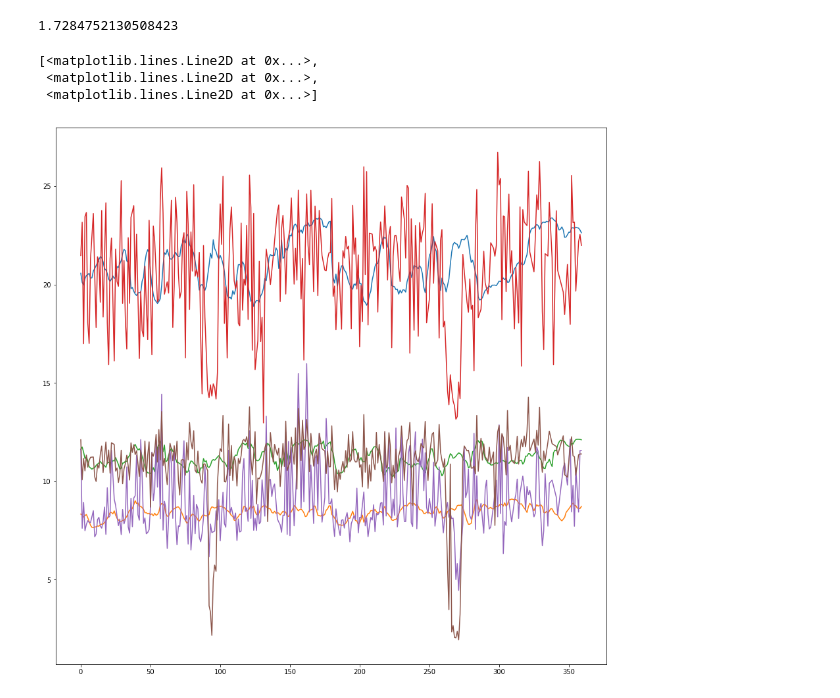
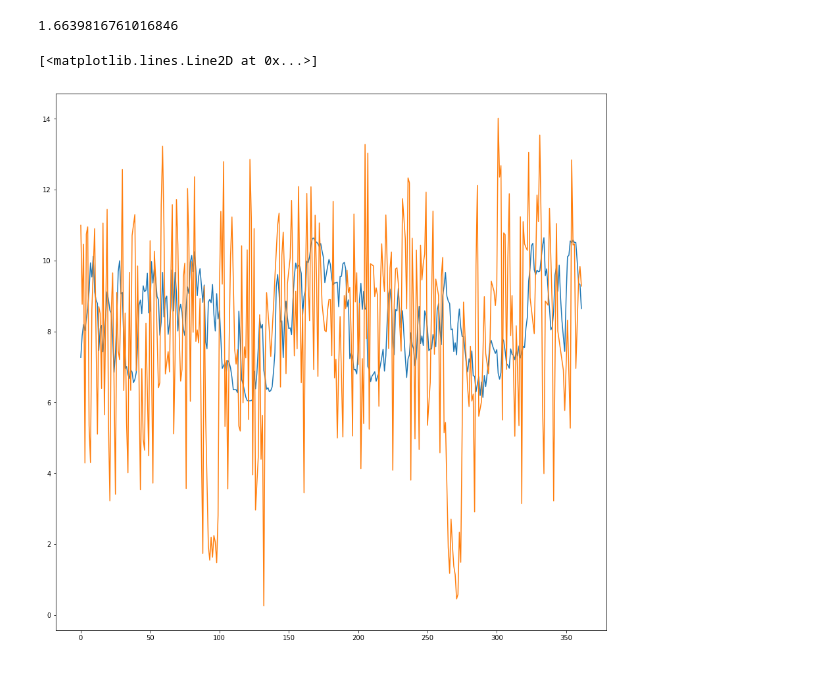
Before and after one commit to intelligenttrafficforecasting/busmodders, a Jupyter notebook: model/RNN.ipynb, the cells around one changed output. Cells and saved outputs as stored; diff of their text form; code cells hidden in the pictures.

```diff
--- a/model/RNN.ipynb
+++ b/model/RNN.ipynb
@@ -27,28 +27,34 @@ num_timesteps = (prev_timesteps + 1)
 num_roads = train[0]['target'].size()[0]
 
 class RNN(nn.Module):
-    def __init__(self, num_hidden1):
+    def __init__(self, num_layers):
         super(RNN, self).__init__()
 
-        self.lstm = nn.LSTM(num_roads, num_roads, batch_first=True, num_layers=2)
+        self.lstm = nn.LSTM(num_roads, num_roads, batch_first=True, num_layers=num_layers)
         self.activation = nn.ReLU()
-       # self.dropout = nn.Dropout(p=0.5)
+
+        self.num_layers = num_layers
+
+    # self.dropout = nn.Dropout(p=0.5)
 
     def forward(self,x):
         n_batch = x.size()[0]
-        hidden = (torch.randn(2, n_batch, num_roads),
-                  torch.randn(2, n_batch, num_roads))
+        hidden = (torch.randn(self.num_layers, n_batch, num_roads),
+                  torch.randn(self.num_layers, n_batch, num_roads))
         #for t_i in range(num_timesteps):
         #    out, hidden = self.lstm(x[:,t_i,:].view(-1,1,num_roads),hidden)
 
 
         #x : [batch_size, timesteps, wayids]
         out, hidden = self.lstm(x, hidden)
-        #x = self.activation(self.l1(x))
 
-        return out
+        prediction = out[:,-1,:]
+        for i in range(prediction_steps-1):
+            prediction, hidden = self.lstm(prediction.view(-1,1,num_roads),hidden)
 
-net = RNN(100)
+        return prediction
+
+net = RNN(2)
 
 optimizer = optim.Adam(net.parameters(), lr=1e-4, weight_decay=0)
 criterion = nn.L1Loss()
@@ -57,7 +63,7 @@ net.train()
 for epoch in range(100):
     cur_loss = []
     for i , batch in enumerate(train_DL):
-        output = net(batch['data'][:,:,:-1])[:,-1,:].squeeze()
+        output = net(batch['data'][:,:,:-1]).squeeze()
         target = batch['target']
 
         optimizer.zero_grad()
@@ -69,5 +75,13 @@ for epoch in range(100):
 
         cur_loss.append(loss.item())
 
-    print("epoch = %2i  loss = %0.3f  output_std = %0.3f" %(epoch, np.mean(cur_loss), output.std().item()))
+
+    net.eval()
+    for i, batch in enumerate(test_DL):
+
+        output = net(batch['data'][:,:,:-1]).squeeze()
+        target = batch['target']
+
+        loss_test = criterion(output,target)
+    print("epoch = %2i  loss_train = %0.3f  loss_test = %0.3f  output_std = %0.3f" %(epoch, np.mean(cur_loss), loss_test, output.std().item()))
 # %% [output]
@@ -92,24 +106,22 @@ epoch = 99  loss = 0.537  output_std = 0.496
 net.eval()
 for i, batch in enumerate(test_DL):
 
-    output = net(batch['data'][:,:,:-1])[:,-1,:].squeeze()
+    output = net(batch['data'][:,:,:-1]).squeeze()
     target = batch['target']
 
-    output = (output + torch.tensor(train.mean))*torch.tensor(train.std)
-    target = (target + torch.tensor(train.mean))*torch.tensor(train.std)
+    output = output*torch.tensor(train.std) + torch.tensor(train.mean)
+    target = target*torch.tensor(train.std) + torch.tensor(train.mean)
 
     loss = criterion(output,target)
     print(loss.item())
 # %% [output]
-1.7284752130508423
+1.6639816761016846
 # %%
 import matplotlib.pyplot as plt
 plt.rcParams['figure.figsize'] = [15, 15]
 
-plt.plot(output[:,1:4].detach().numpy())
-plt.plot(target[:,1:4].detach().numpy())
+plt.plot(output[:,1].detach().numpy())
+plt.plot(target[:,1].detach().numpy())
 # %% [output]
-[<matplotlib.lines.Line2D at 0x...>,
- <matplotlib.lines.Line2D at 0x...>,
- <matplotlib.lines.Line2D at 0x...>]
+[<matplotlib.lines.Line2D at 0x...>]
-[figure, old version]
+[figure, new version]
```
Also changed, not shown: parts of 2 cells of this notebook, 1 other file.
